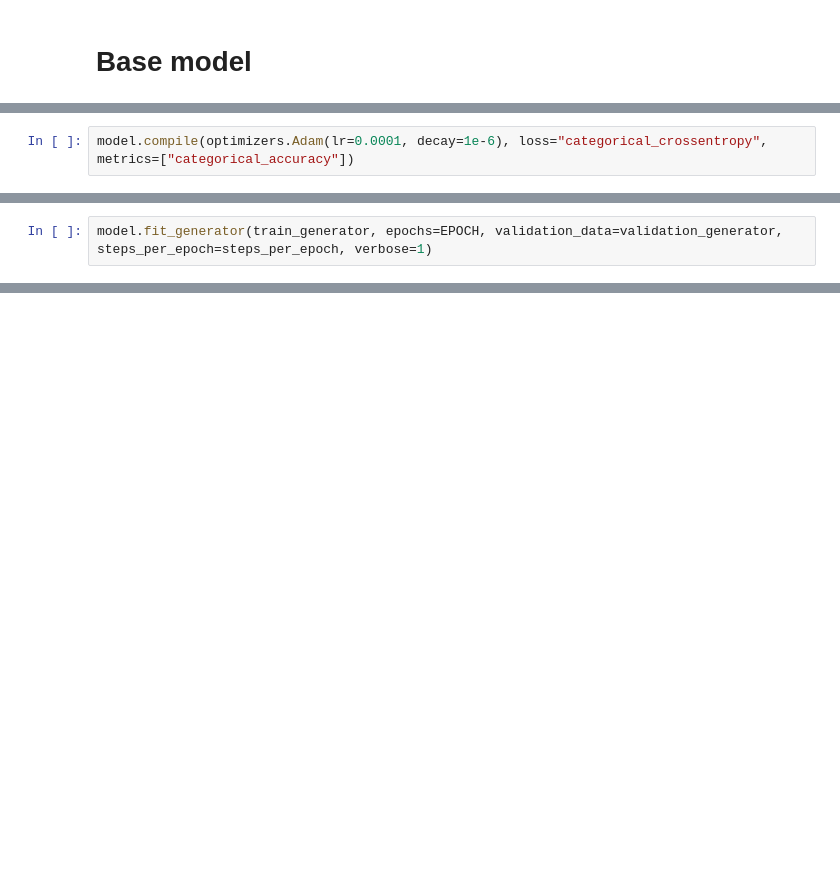
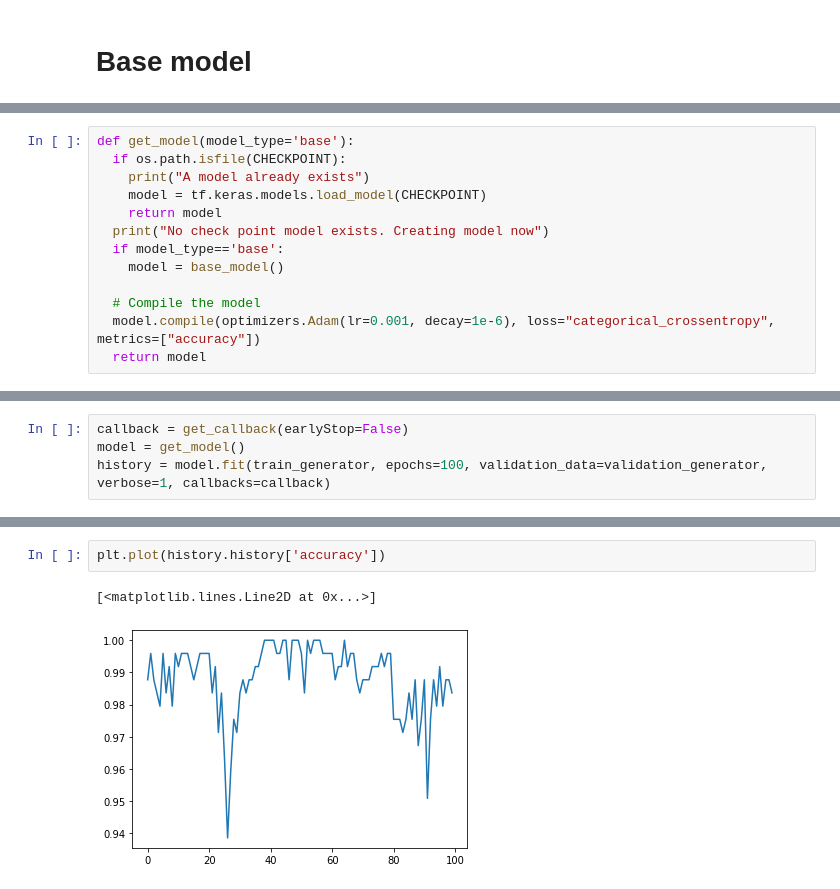
Before and after one commit to gmortuza/Google-Landmark-Recognition-2020, a Jupyter notebook: model.ipynb, the cells around one changed output, grey strips where cells are left out. Saved outputs shown, nothing was run; the diff lists cells and outputs as text; blank space fills up the shorter version.

Commit message:
middle of callback

```diff
--- a/model.ipynb
+++ b/model.ipynb
@@ -161,2 +132,0 @@ _________________________________________________________________
-# %%
-model.compile(optimizers.Adam(lr=0.0001, decay=1e-6), loss="categorical_crossentropy", metrics=["categorical_accuracy"])
@@ -163 +163,14 @@ model.compile(optimizers.Adam(lr=0.0001, decay=1e-6), loss="categorical_crossent
+# %%
+def get_model(model_type='base'):
+  if os.path.isfile(CHECKPOINT):
+    print("A model already exists")
+    model = tf.keras.models.load_model(CHECKPOINT)
+    return model
+  print("No check point model exists. Creating model now")
+  if model_type=='base':
+    model = base_model()
+
+  # Compile the model
+  model.compile(optimizers.Adam(lr=0.001, decay=1e-6), loss="categorical_crossentropy", metrics=["accuracy"])
+  return model
 # %%
@@ -168,2 +180,0 @@ steps_per_epoch
-# %%
-model.fit_generator(train_generator, epochs=EPOCH, validation_data=validation_generator, steps_per_epoch=steps_per_epoch, verbose=1)
@@ -188,0 +181,4 @@ train_df
+# %%
+callback = get_callback(earlyStop=False)
+model = get_model()
+history = model.fit(train_generator, epochs=100, validation_data=validation_generator, verbose=1, callbacks=callback)
@@ -188,0 +203,5 @@ train_df
+# %%
+plt.plot(history.history['accuracy'])
+# %% [output]
+[<matplotlib.lines.Line2D at 0x...>]
+[figure, added]
```
Also changed, not shown: parts of 13 cells of this notebook.
